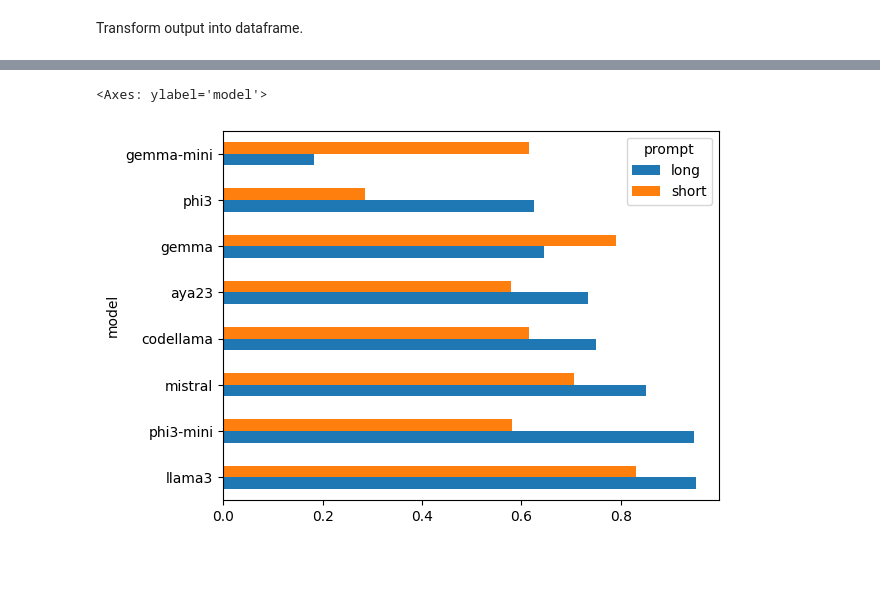
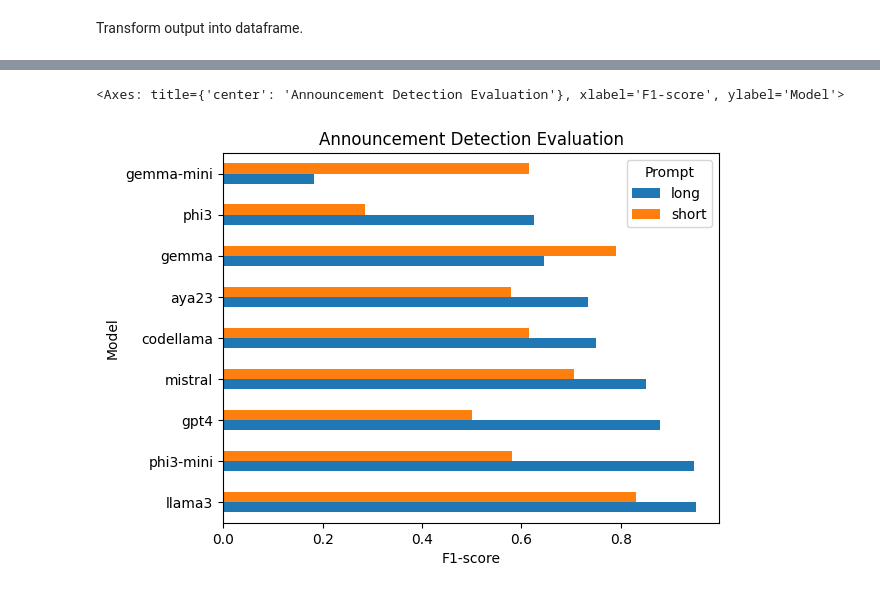
Before and after one commit to PascalNB/llm-triage-automation, a Jupyter notebook: dataNscripts/llm-triage-automation.ipynb, the cells around one changed output, grey strips where cells are left out. Saved outputs shown, nothing was run; the diff lists cells and outputs as text; code cells hidden in the pictures; blank space fills up the shorter version.

```diff
--- a/dataNscripts/llm-triage-automation.ipynb
+++ b/dataNscripts/llm-triage-automation.ipynb
@@ -353,8 +353,8 @@ emails
 # %% [markdown]
 Split into dataset for prediction and actual classification.
 # %%
-email_bodies: list[str] = [*emails['email'].values][0:1]
-is_actual_announcement: list[bool] = [*emails['is_announcement'].values][0:1]
+email_bodies: list[str] = [*emails['email'].values]
+is_actual_announcement: list[bool] = [*emails['is_announcement'].values]
 detect_announcement_dataset = (email_bodies, is_actual_announcement)
 # %% [markdown]
 Run all prompts on all models.
@@ -399,4 +401,6 @@ Transform output into dataframe.
 announcement_detection_evaluation = transform_evaluation(
     announcement_detection_evaluation_dict | announcement_detection_evaluation_dict_gpt4
 )
-announcement_detection_evaluation.index = announcement_detection_evaluation.index.rename(['model', 'prompt'])
+# announcement_detection_evaluation = transform_evaluation(announcement_detection_evaluation_dict)
+announcement_detection_evaluation.index = announcement_detection_evaluation.index.rename(['Model', 'Prompt'])
+announcement_detection_evaluation
@@ -403,8 +426,8 @@ announcement_detection_evaluation.index = announcement_detection_evaluation.inde
 # %%
 announcement_detection_f1 = announcement_detection_evaluation['f1']
 announcement_detection_f1.unstack() \
     .sort_values(by=next(iter(detect_email_announcement_prompts.keys())), ascending=False) \
-    .plot(kind='barh')
+    .plot(kind='barh', title='Announcement Detection Evaluation', xlabel='F1-score')
 # %% [output]
-<Axes: ylabel='model'>
+<Axes: title={'center': 'Announcement Detection Evaluation'}, xlabel='F1-score', ylabel='Model'>
-[figure, old version]
+[figure, new version]
```
Also changed, not shown: parts of 4 cells of this notebook.
